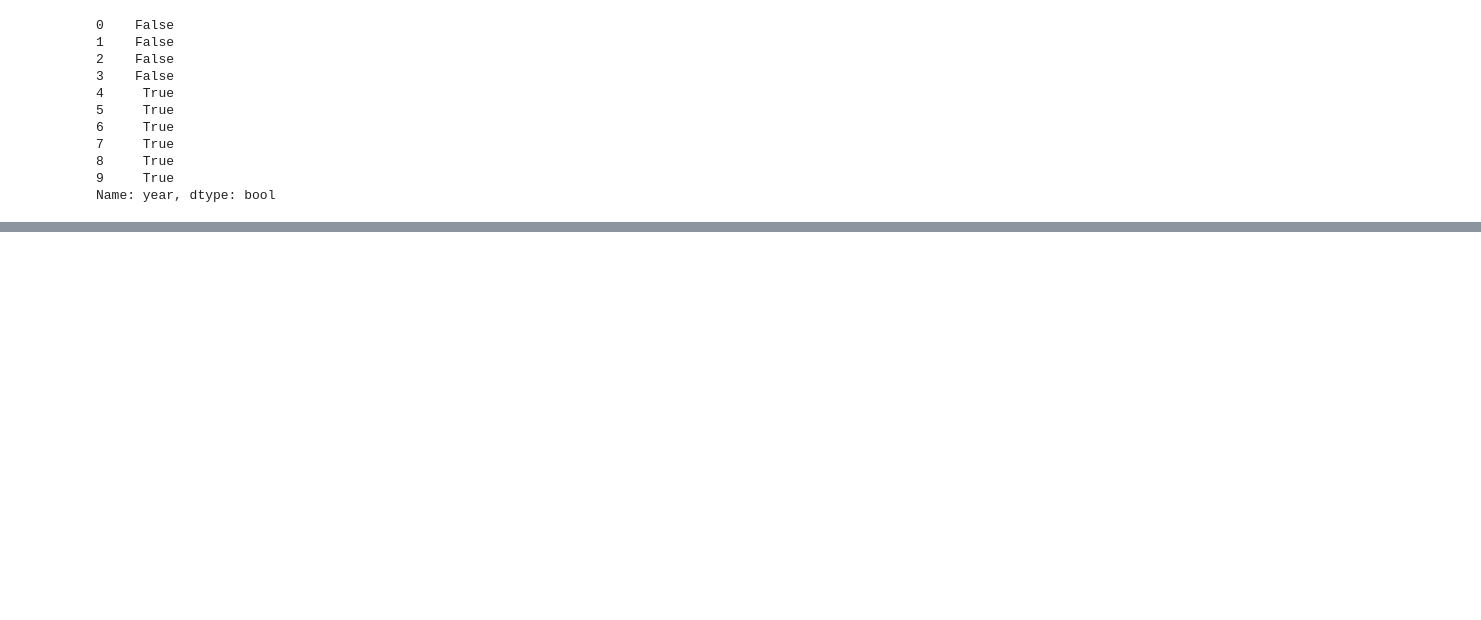
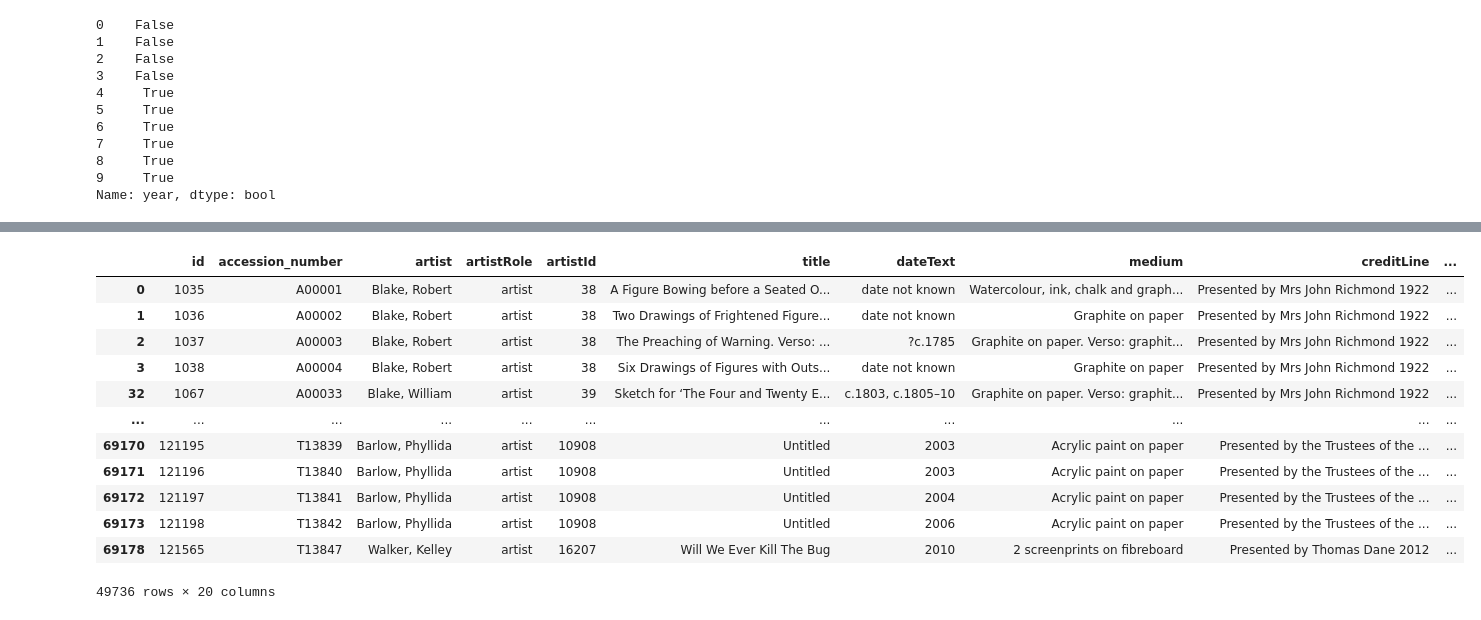
Before and after one commit to erickrex/python-cheatsheet, a Jupyter notebook: basic_analysis222.ipynb, the cells around one changed output, grey strips where cells are left out. Cells and saved outputs as stored; diff of their text form; code cells hidden in the pictures; blank space fills up the shorter version.

```diff
--- a/basic_analysis222.ipynb
+++ b/basic_analysis222.ipynb
@@ -613,0 +620,3 @@ KeyError: ('artist', 'medium')
+# %%
+data = pd.read_csv('./pandas/artwork_data.csv', low_memory=False )
+data.head()
@@ -613,0 +630,17 @@ KeyError: ('artist', 'medium')
+# %%
+#data.loc[data.dimensions.str.contains('support')] #will yield error because some rows have NaN values so...
+data.loc[data.dimensions.str.contains('support', na=False)]
+# %% [output]
+|  | id | accession_number | artist | artistRole | artistId | title | dateText | medium | creditLine | ... |
+| 0 | 1035 | A00001 | Blake, Robert | artist | 38 | A Figure Bowing before a Seated O... | date not known | Watercolour, ink, chalk and graph... | Presented by Mrs John Richmond 1922 | ... |
+| 1 | 1036 | A00002 | Blake, Robert | artist | 38 | Two Drawings of Frightened Figure... | date not known | Graphite on paper | Presented by Mrs John Richmond 1922 | ... |
+| 2 | 1037 | A00003 | Blake, Robert | artist | 38 | The Preaching of Warning. Verso: ... | ?c.1785 | Graphite on paper. Verso: graphit... | Presented by Mrs John Richmond 1922 | ... |
+| 3 | 1038 | A00004 | Blake, Robert | artist | 38 | Six Drawings of Figures with Outs... | date not known | Graphite on paper | Presented by Mrs John Richmond 1922 | ... |
+| 32 | 1067 | A00033 | Blake, William | artist | 39 | Sketch for ‘The Four and Twenty E... | c.1803, c.1805–10 | Graphite on paper. Verso: graphit... | Presented by Mrs John Richmond 1922 | ... |
+| ... | ... | ... | ... | ... | ... | ... | ... | ... | ... | ... |
+| 69170 | 121195 | T13839 | Barlow, Phyllida | artist | 10908 | Untitled | 2003 | Acrylic paint on paper | Presented by the Trustees of the ... | ... |
+| 69171 | 121196 | T13840 | Barlow, Phyllida | artist | 10908 | Untitled | 2003 | Acrylic paint on paper | Presented by the Trustees of the ... | ... |
+| 69172 | 121197 | T13841 | Barlow, Phyllida | artist | 10908 | Untitled | 2004 | Acrylic paint on paper | Presented by the Trustees of the ... | ... |
+| 69173 | 121198 | T13842 | Barlow, Phyllida | artist | 10908 | Untitled | 2006 | Acrylic paint on paper | Presented by the Trustees of the ... | ... |
+| 69178 | 121565 | T13847 | Walker, Kelley | artist | 16207 | Will We Ever Kill The Bug | 2010 | 2 screenprints on fibreboard | Presented by Thomas Dane 2012 | ... |
+49736 rows × 20 columns
```
Also changed, not shown: parts of 2 cells of this notebook.
